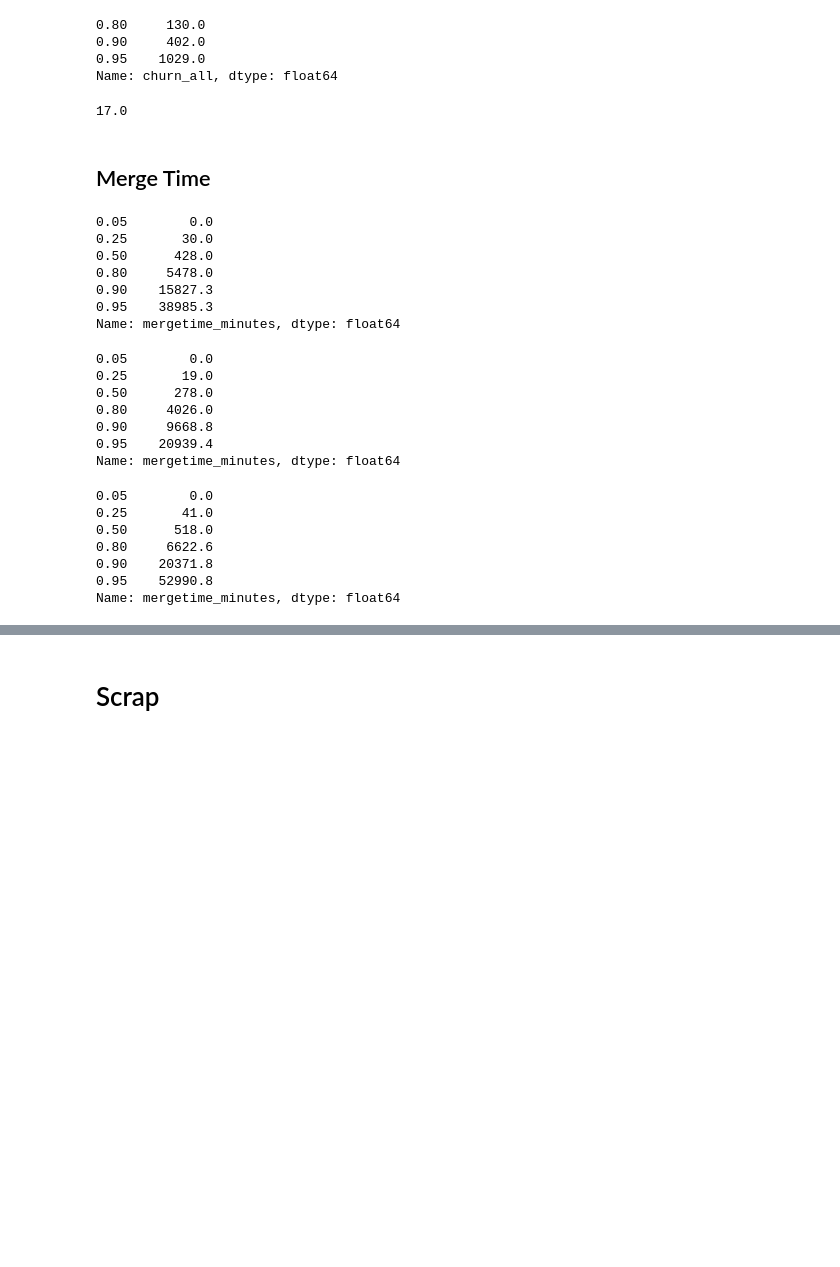
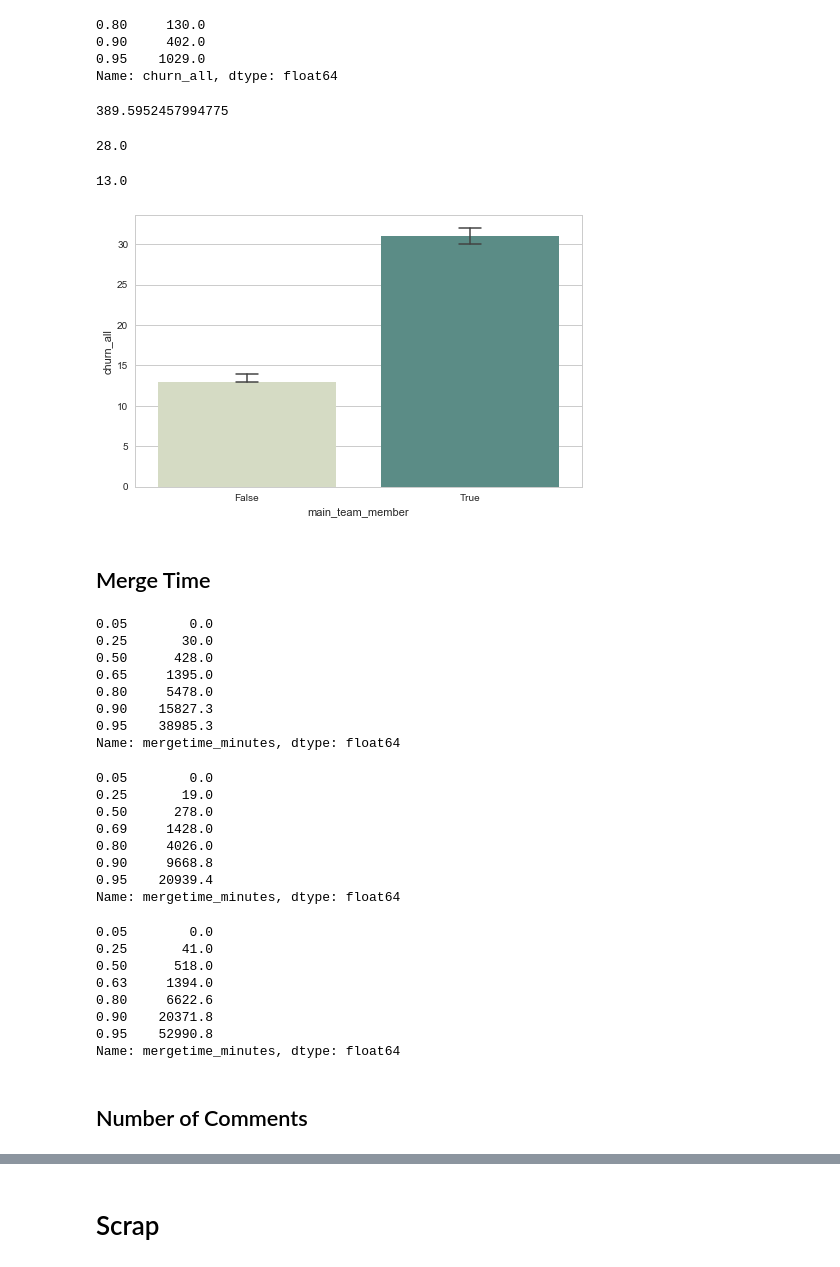
Before and after one commit to jjhartmann/pullreqs, a Jupyter notebook: AnalysisPandas.ipynb, the cells around one changed output, grey strips where cells are left out. Saved outputs shown, nothing was run; the diff lists cells and outputs as text; code cells hidden in the pictures; blank space fills up the shorter version.

```diff
--- a/AnalysisPandas.ipynb
+++ b/AnalysisPandas.ipynb
@@ -237,38 +247,66 @@ alldata[alldata.main_team_member == False].churn_all.quantile(q=[0.80, 0.90, 0.9
 0.95    1029.0
 Name: churn_all, dtype: float64
 # %%
-alldata.churn_all.median()
+alldata.churn_all.mean()
 # %% [output]
-17.0
+389.5952457994775
+# %%
+alldata[alldata.main_team_member == True].churn_all.median()
+# %% [output]
+28.0
+# %%
+alldata[alldata.main_team_member == False].churn_all.median()
+# %% [output]
+13.0
+# %%
+# Alldata excuding table
+sns.set_style("whitegrid")
+plt.figure(figsize=(8, 5))
+ax = sns.barplot(x="main_team_member", y="churn_all",# col="TargetType", #col="isOccluded",
+                   data=data, dodge=True, estimator=np.median,
+                   capsize=.1, errwidth=1.5, palette=sns.cubehelix_palette(3, start=0.5, rot=-.75))
+
+# # Axis
+# ax.set(xlabel='Technique', ylabel='MT')
+
+# groupedCondtion = alldata[["Condition", "TotalTime"]].groupby("Condition").median()
+# print(groupedCondtion)
+# %% [output]
+[figure, added]
 # %% [markdown]
 ## Merge Time
 # %%
-alldata.mergetime_minutes.quantile(q=[0.05, 0.25, 0.50 ,0.80, 0.90, 0.95])
+alldata.mergetime_minutes.quantile(q=[0.05, 0.25, 0.50, 0.65 ,0.80, 0.90, 0.95])
 # %% [output]
 0.05        0.0
 0.25       30.0
 0.50      428.0
+0.65     1395.0
 0.80     5478.0
 0.90    15827.3
 0.95    38985.3
 Name: mergetime_minutes, dtype: float64
 # %%
-alldata[alldata.main_team_member == True].mergetime_minutes.quantile(q=[0.05, 0.25, 0.50 ,0.80, 0.90, 0.95])
+alldata[alldata.main_team_member == True].mergetime_minutes.quantile(q=[0.05, 0.25, 0.50, 0.69 ,0.80, 0.90, 0.95])
 # %% [output]
 0.05        0.0
 0.25       19.0
 0.50      278.0
+0.69     1428.0
 0.80     4026.0
 0.90     9668.8
 0.95    20939.4
 Name: mergetime_minutes, dtype: float64
 # %%
-alldata[alldata.main_team_member == False].mergetime_minutes.quantile(q=[0.05, 0.25, 0.50 ,0.80, 0.90, 0.95])
+alldata[alldata.main_team_member == False].mergetime_minutes.quantile(q=[0.05, 0.25, 0.50, 0.63 ,0.80, 0.90, 0.95])
 # %% [output]
 0.05        0.0
 0.25       41.0
 0.50      518.0
+0.63     1394.0
 0.80     6622.6
 0.90    20371.8
 0.95    52990.8
 Name: mergetime_minutes, dtype: float64
+# %% [markdown]
+## Number of Comments
```
Also changed, not shown: parts of 25 cells of this notebook, 2 other files.
